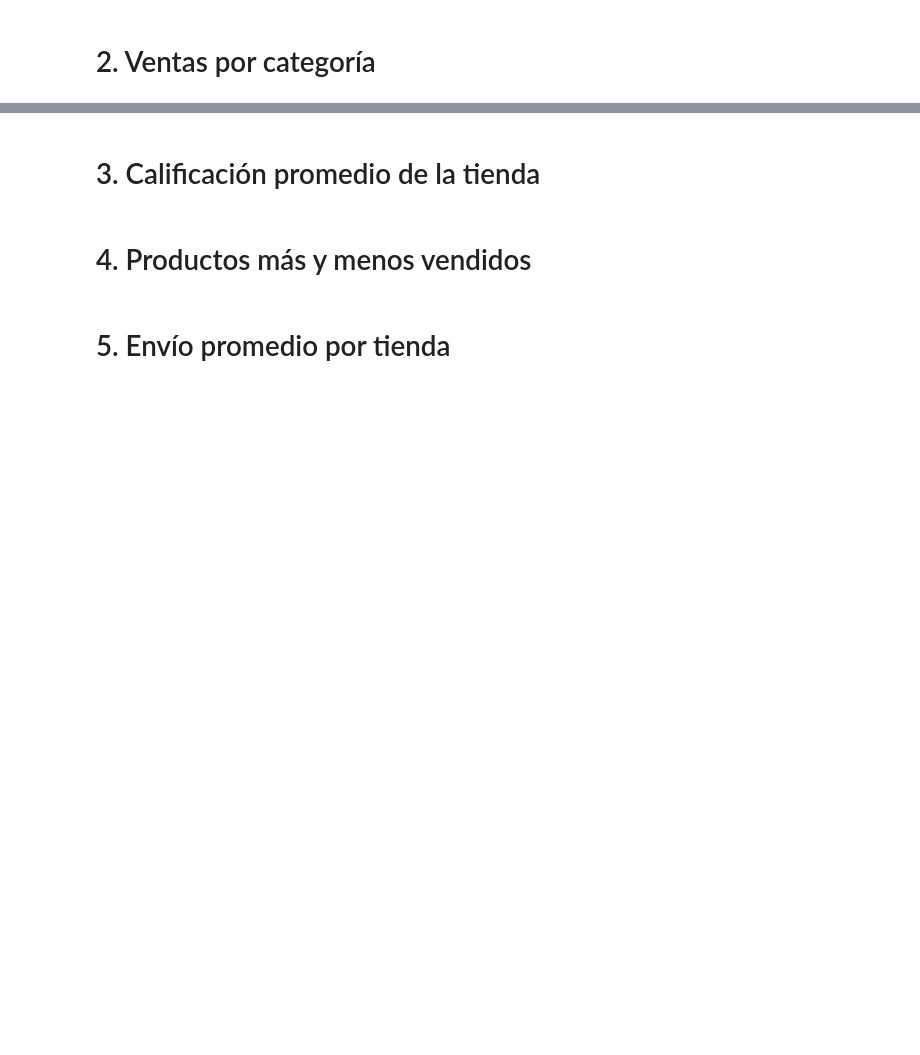
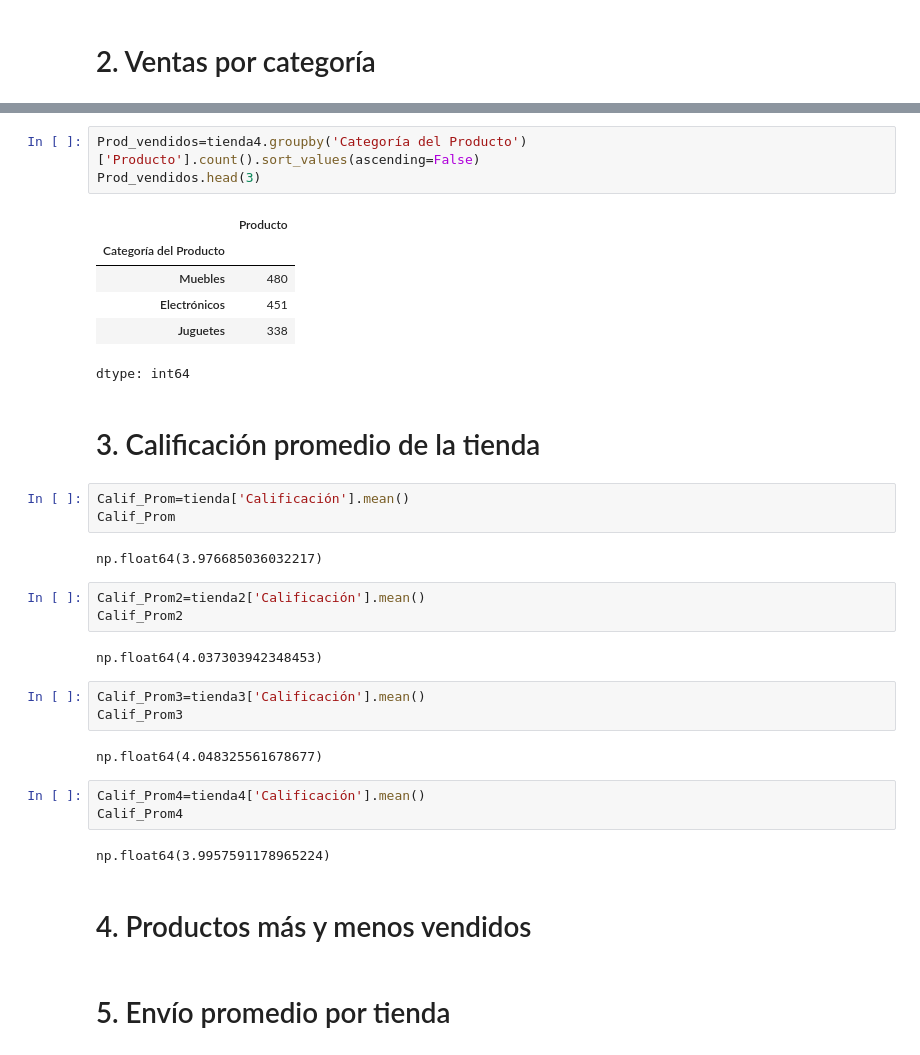
Before and after one commit to taniagoa/Primer-challenge-DC, a Jupyter notebook: AluraStoreLatam.ipynb, the cells around one changed output, grey strips where cells are left out. Drawn from its saved outputs; the diff is of its cells as text; blank space fills up the shorter version.

```diff
--- a/AluraStoreLatam.ipynb
+++ b/AluraStoreLatam.ipynb
@@ -30,5 +80,35 @@ tienda.head()
+# %%
+Prod_vendidos=tienda4.groupby('Categoría del Producto')['Producto'].count().sort_values(ascending=False)
+Prod_vendidos.head(3)
+# %% [output]
+|  | Producto |
+| Categoría del Producto |  |
+| Muebles | 480 |
+| Electrónicos | 451 |
+| Juguetes | 338 |
+dtype: int64
 # %% [markdown]
 # 3. Calificación promedio de la tienda
+# %%
+Calif_Prom=tienda['Calificación'].mean()
+Calif_Prom
+# %% [output]
+np.float64(3.976685036032217)
+# %%
+Calif_Prom2=tienda2['Calificación'].mean()
+Calif_Prom2
+# %% [output]
+np.float64(4.037303942348453)
+# %%
+Calif_Prom3=tienda3['Calificación'].mean()
+Calif_Prom3
+# %% [output]
+np.float64(4.048325561678677)
+# %%
+Calif_Prom4=tienda4['Calificación'].mean()
+Calif_Prom4
+# %% [output]
+np.float64(3.9957591178965224)
 # %% [markdown]
 # 4. Productos más y menos vendidos
 # %% [markdown]
```
Also changed, not shown: parts of 7 cells of this notebook.
